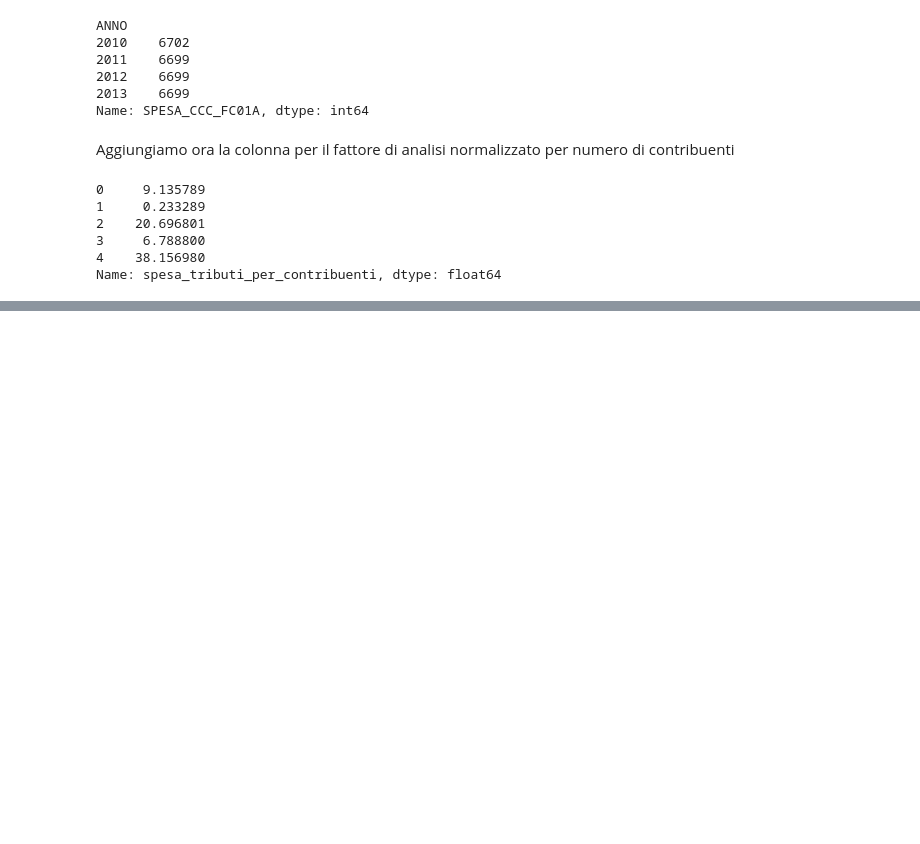
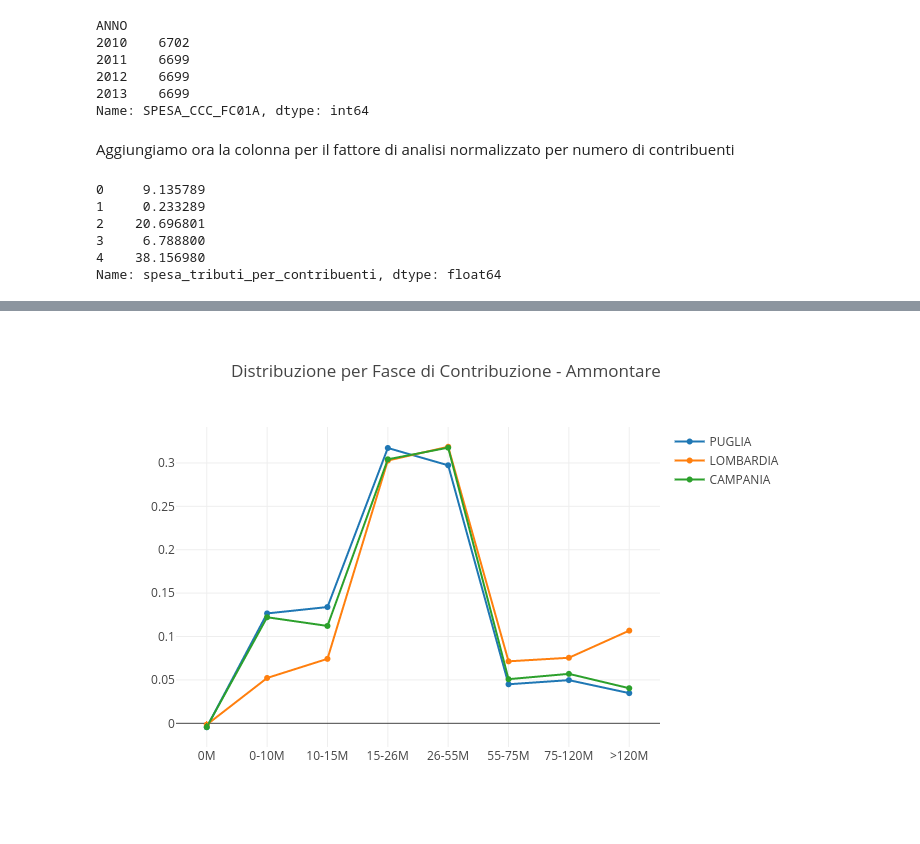
Before and after one commit to teamdigitale/daf-data-science, a Jupyter notebook: opencivitas/analisi riscossione tributi.ipynb, the cells around one changed output, grey strips where cells are left out. Cells and saved outputs as stored; diff of their text form; code cells hidden in the pictures; blank space fills up the shorter version.

```diff
--- a/opencivitas/analisi riscossione tributi.ipynb
+++ b/opencivitas/analisi riscossione tributi.ipynb
@@ -113,0 +375,28 @@ display(x,y)
+# %%
+trasposta = ammontare_redditi_percentuale.T
+trasposta.columns = trasposta.iloc[0]
+trasposta = trasposta.iloc[1:,:]
+
+columns_dict = {d:v for _, d, v in ammontare_reddito_scaglioni}
+line_x = [columns_dict[k] for k in trasposta.index]
+line_x
+
+line_data = []
+for c in trasposta:
+    data = trasposta[c].values
+    line_data.append(
+        go.Scatter(x=line_x,y=data, name=c)
+    )
+
+layout = go.Layout(
+    title='Distribuzione per Fasce di Contribuzione - Ammontare'
+)
+
+fig = go.Figure(layout=layout, data=line_data)
+py.iplot(fig)
+
+fig_path = 'imgs/percentuale_contribuenti_reddito_line.png'
+py_on.image.save_as(fig, filename=fig_path)
+x = Image(fig_path)
+display(x)
+# %% [output]
@@ -113,0 +404 @@ display(x,y)
+[figure, added]
```
Also changed, not shown: parts of 36 cells of this notebook, 10 other files.
